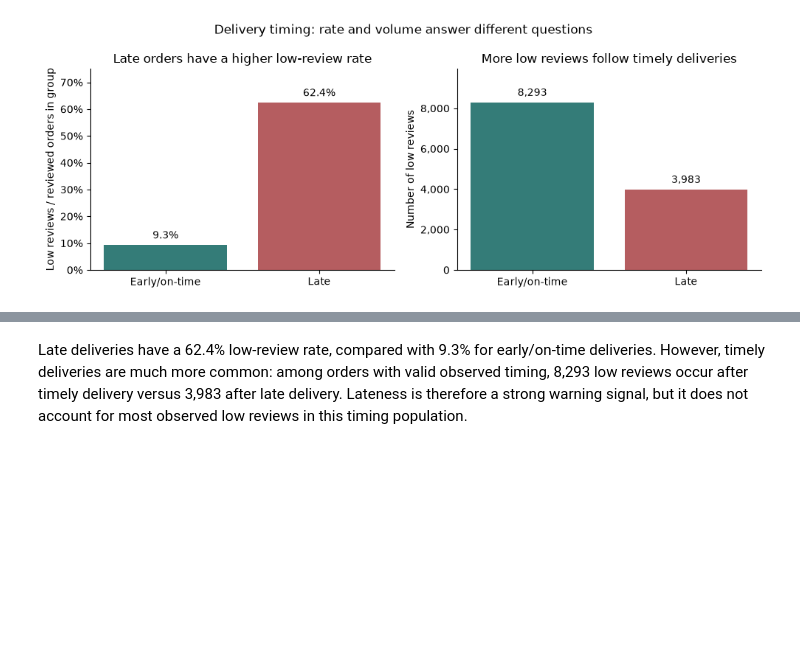
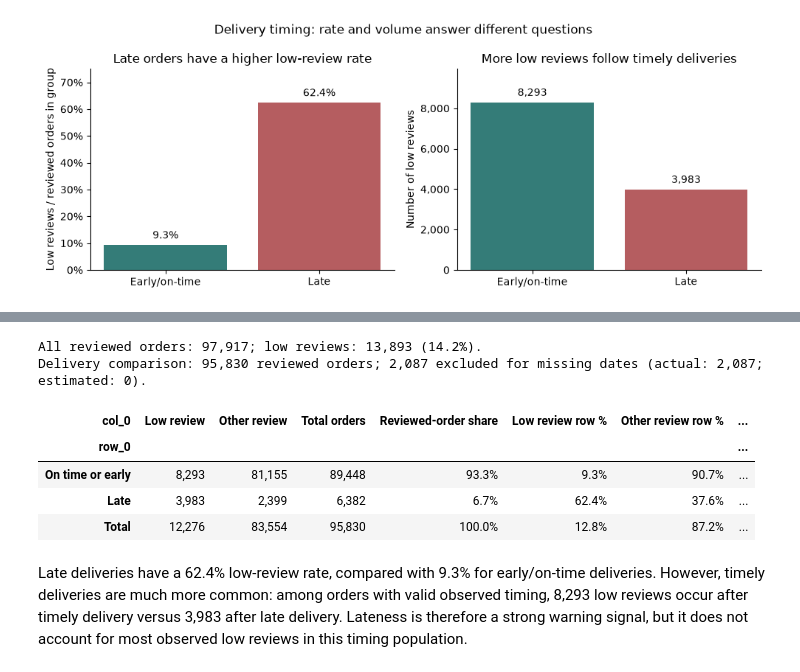
Before and after one commit to asherdata1/supply-chain-decision-support, a Jupyter notebook: 03_final/02_eda.ipynb, the cells around one changed output, grey strips where cells are left out. Drawn from its saved outputs; the diff is of its cells as text; code cells hidden in the pictures; blank space fills up the shorter version.

```diff
--- a/03_final/02_eda.ipynb
+++ b/03_final/02_eda.ipynb
@@ -1010,3 +1014,59 @@ plt.show()
+# %%
+calendar_reviewed = order_info.loc[order_info["reviewed"]]
+calendar_known = calendar_reviewed.dropna(subset=[
+    "order_delivered_customer_date", "order_estimated_delivery_date",
+])
+calendar_status = np.where(
+    calendar_known["order_delivered_customer_date"].dt.normalize()
+    > calendar_known["order_estimated_delivery_date"].dt.normalize(),
+    "Late", "On time or early",
+)
+calendar_review_group = np.where(
+    calendar_known["last_review_score"].le(2), "Low review", "Other review"
+)
+calendar_summary = pd.crosstab(calendar_status, calendar_review_group).reindex(
+    index=["On time or early", "Late"], columns=["Low review", "Other review"],
+    fill_value=0,
+)
+calendar_summary.loc["Total"] = calendar_summary.sum()
+calendar_summary["Total orders"] = calendar_summary.sum(axis=1)
+calendar_summary["Reviewed-order share"] = (
+    calendar_summary["Total orders"] / len(calendar_known)
+)
+calendar_summary["Low review row %"] = (
+    calendar_summary["Low review"] / calendar_summary["Total orders"]
+)
+calendar_summary["Other review row %"] = (
+    calendar_summary["Other review"] / calendar_summary["Total orders"]
+)
+calendar_summary["Share of low-review cases"] = (
+    calendar_summary["Low review"] / calendar_summary.loc["Total", "Low review"]
+)
+print(
+    f"All reviewed orders: {len(calendar_reviewed):,}; low reviews: "
+    f"{int(calendar_reviewed['low_review'].sum()):,} "
+    f"({calendar_reviewed['low_review'].mean():.1%})."
+)
+print(
+    f"Delivery comparison: {len(calendar_known):,} reviewed orders; "
+    f"{len(calendar_reviewed) - len(calendar_known):,} excluded for missing dates "
+    f"(actual: {calendar_reviewed['order_delivered_customer_date'].isna().sum():,}; "
+    f"estimated: {calendar_reviewed['order_estimated_delivery_date'].isna().sum():,})."
+)
+display(calendar_summary.rename_axis("Delivery status").style.format({
+    "Low review": "{:,.0f}", "Other review": "{:,.0f}",
+    "Total orders": "{:,.0f}", "Reviewed-order share": "{:.1%}",
+    "Low review row %": "{:.1%}", "Other review row %": "{:.1%}",
+    "Share of low-review cases": "{:.1%}",
+}))
+# %% [output]
+All reviewed orders: 97,917; low reviews: 13,893 (14.2%).
+Delivery comparison: 95,830 reviewed orders; 2,087 excluded for missing dates (actual: 2,087; estimated: 0).
+| col_0 | Low review | Other review | Total orders | Reviewed-order share | Low review row % | Other review row % | ... |
+| row_0 |  |  |  |  |  |  | ... |
+| On time or early | 8,293 | 81,155 | 89,448 | 93.3% | 9.3% | 90.7% | ... |
+| Late | 3,983 | 2,399 | 6,382 | 6.7% | 62.4% | 37.6% | ... |
+| Total | 12,276 | 83,554 | 95,830 | 100.0% | 12.8% | 87.2% | ... |
 # %% [markdown]
 Late deliveries have a 62.4% low-review rate, compared with 9.3% for early/on-time deliveries. However, timely deliveries are much more common: among orders with valid observed timing, 8,293 low reviews occur after timely delivery versus 3,983 after late delivery. Lateness is therefore a strong warning signal, but it does not account for most observed low reviews in this timing population.
 # %%
```
Also changed, not shown: parts of 1 cell of this notebook.
